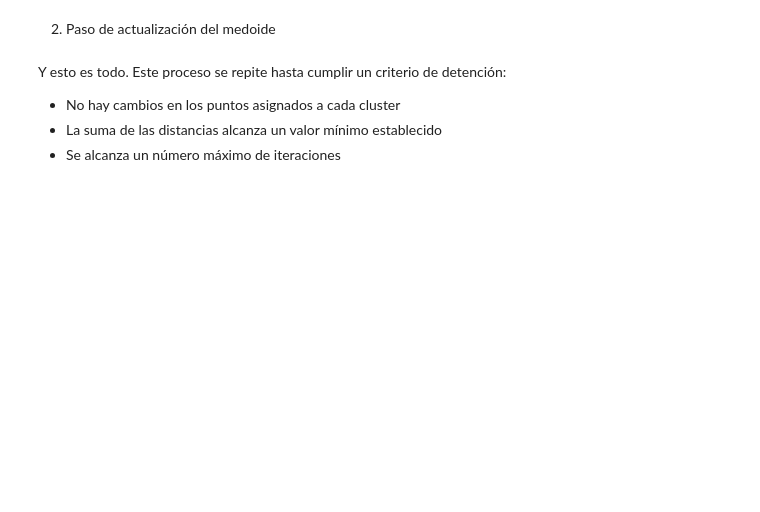
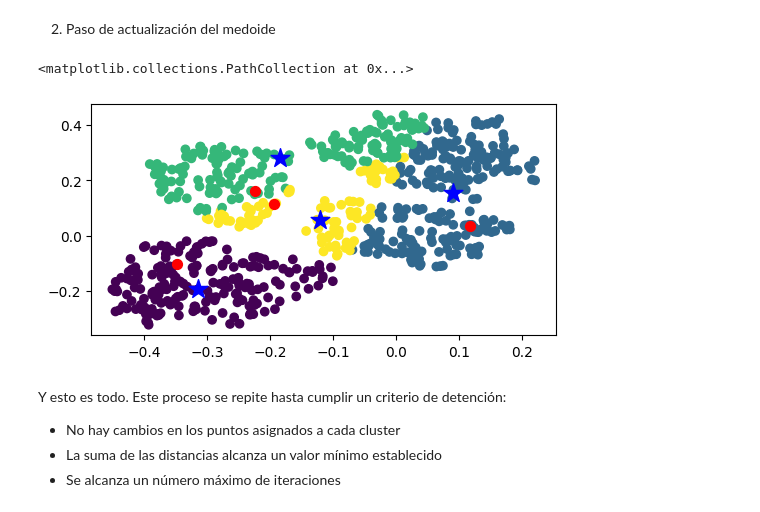
Before and after one commit to SandraNavarrete-docente/aprendizaje-automatico-252601, a Jupyter notebook: 04-MODELOS-NO-SUPERVISADOS/4_4_Métodos_de_clustering_basados_en_particiones_V3.ipynb, the cells around one changed output. Cells and saved outputs as stored; diff of their text form; code cells hidden in the pictures; blank space fills up the shorter version.

```diff
--- a/04-MODELOS-NO-SUPERVISADOS/4_4_Métodos_de_clustering_basados_en_particiones_V3.ipynb
+++ b/04-MODELOS-NO-SUPERVISADOS/4_4_Métodos_de_clustering_basados_en_particiones_V3.ipynb
@@ -120,12 +135,12 @@ def paso3_actualiza_medoides(Dx, cDx, Dyp, K):
       # en `mat`.
 
       # Primero, obtenemos un vector binario indicando qué elementos de Dyp pertenecen a k
-      indices_elementos_k = ## P3. Tu código aquí ##
+      indices_elementos_k = np.where(Dyp==k)[0]
 
       # Luego calculamos las distancias entre cada uno de los elementos de `Dx`
       # que nuestra predicción dice que pertenecen al custer `k` y los demás.
 
-      mat =  ## P4. Tu código aquí ##
+      mat = matriz_distancias(Dx[indices_elementos_k,:], distancia_euclidiana)
 
       # Ahora buscamos el elemento con menor distancia dentro del
       # cluster `k` y nos quedamos con su índice (usando np.argmin, que busca
@@ -135,15 +150,18 @@ def paso3_actualiza_medoides(Dx, cDx, Dyp, K):
 
       # Asignamos como centro del cluster al elemento del cluster que ofrece
       # la menor distancia con respecto a todos los demás
-      cDx[k,:] =  ## P5. Tu código aquí ##
+      cDx[k,:] = Dx[ic,:]
   return cDx
 # %%
 cDx_ant = cDx.copy()
-cDx =paso3_actualiza_medoides(Dx, cDx, DyM, K)
+cDx = paso3_actualiza_medoides(Dx, cDx, DyM, K)
 fig, ax = plt.subplots(figsize=(6,3))
 ax.scatter(Dx[:,0],Dx[:,1], c=DyM)
 ax.scatter(cDx[:,0],cDx[:,1], marker='*', s=200, c='b')
-ax.scatter(cDx_ant[:,0],cDx_ant[:,1], marker='*', s=200, c='r')
+ax.scatter(cDx_ant[:,0],cDx_ant[:,1], marker='.', s=200, c='r')
+# %% [output]
+<matplotlib.collections.PathCollection at 0x...>
+[figure, added]
 # %% [markdown]
 Y esto es todo. Este proceso se repite hasta cumplir un criterio de detención:
 
```
Also changed, not shown: parts of 14 cells of this notebook.
